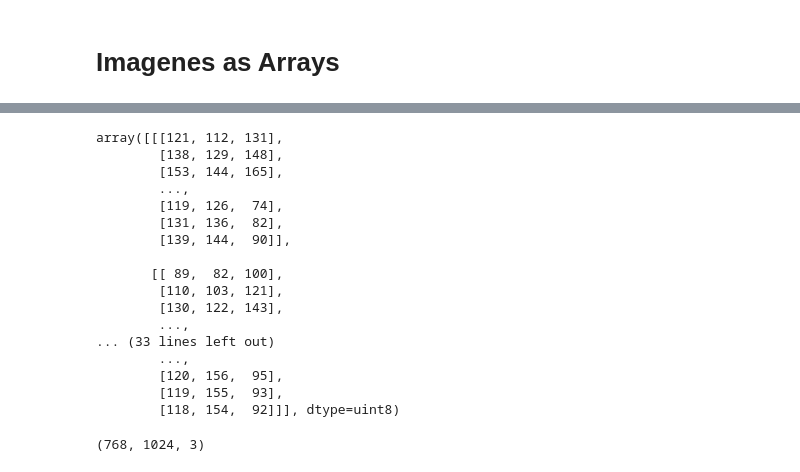
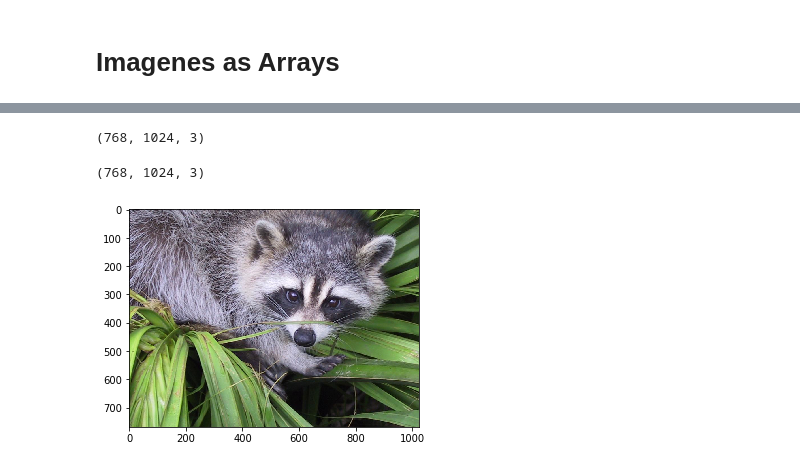
Before and after one commit to 2019-a-gr1-python/py-parra-socasi-jonathan-javier, a Jupyter notebook: 06_Imagenes.ipynb, the cells around one changed output, grey strips where cells are left out. Saved outputs shown, nothing was run; the diff lists cells and outputs as text; code cells hidden in the pictures.

```diff
--- a/06_Imagenes.ipynb
+++ b/06_Imagenes.ipynb
@@ -34,27 +34,11 @@ from scipy import ndimage
 from scipy import misc
 # %%
 mapache = misc.face()
-# %%
-mapache
-# %% [output]
-array([[[121, 112, 131],
-        [138, 129, 148],
-        [153, 144, 165],
-        ...,
-        [119, 126,  74],
-        [131, 136,  82],
-        [139, 144,  90]],
-
-       [[ 89,  82, 100],
-        [110, 103, 121],
-        [130, 122, 143],
-        ...,
-... (33 lines left out)
-        ...,
-        [120, 156,  95],
-        [119, 155,  93],
-        [118, 154,  92]]], dtype=uint8)
 # %%
 mapache.shape
 # %% [output]
 (768, 1024, 3)
+# %%
+mapache.shape
+# %% [output]
+(768, 1024, 3)
@@ -60,0 +47,5 @@ mapache.shape
+# %%
+plt.imshow(mapache)
+plt.show()
+# %% [output]
+[figure, added]
```
Also changed, not shown: parts of 6 cells of this notebook.
